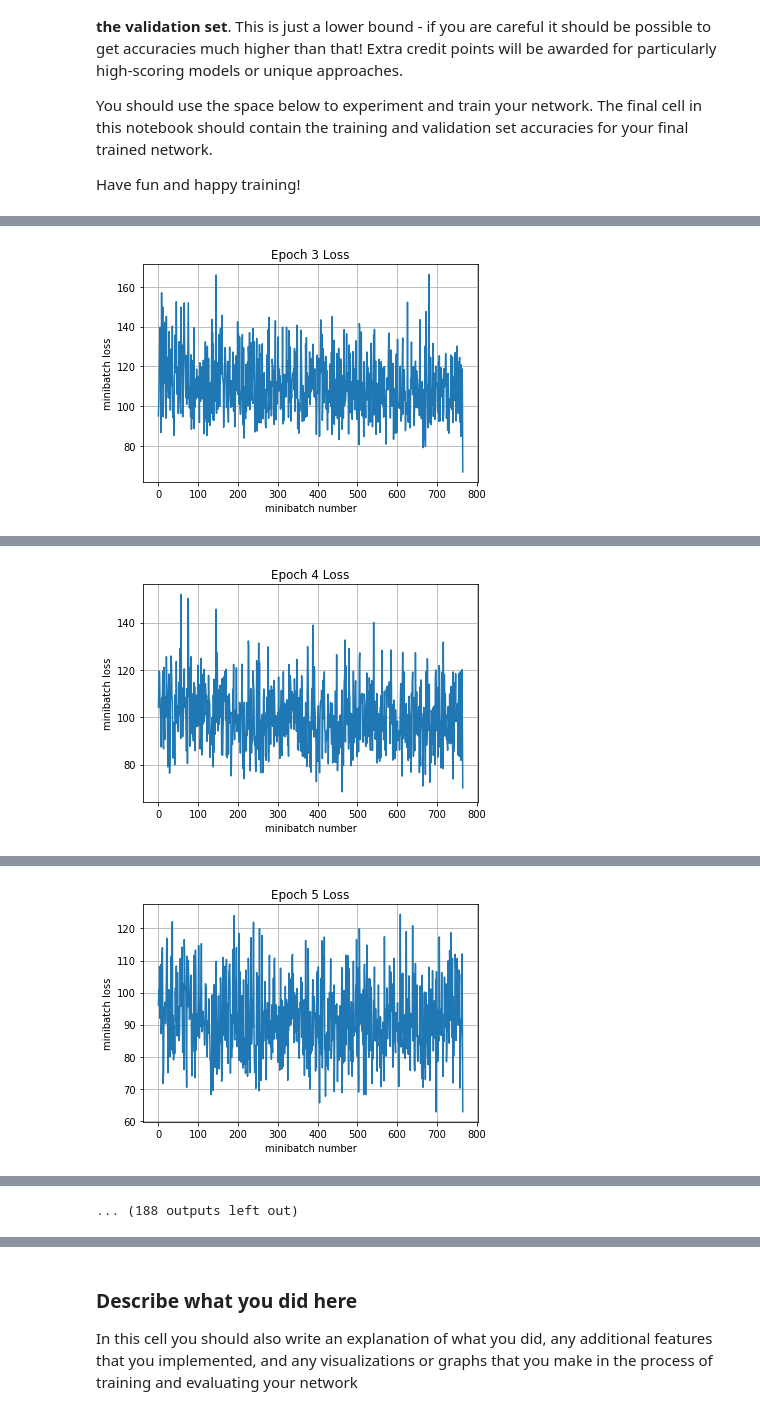
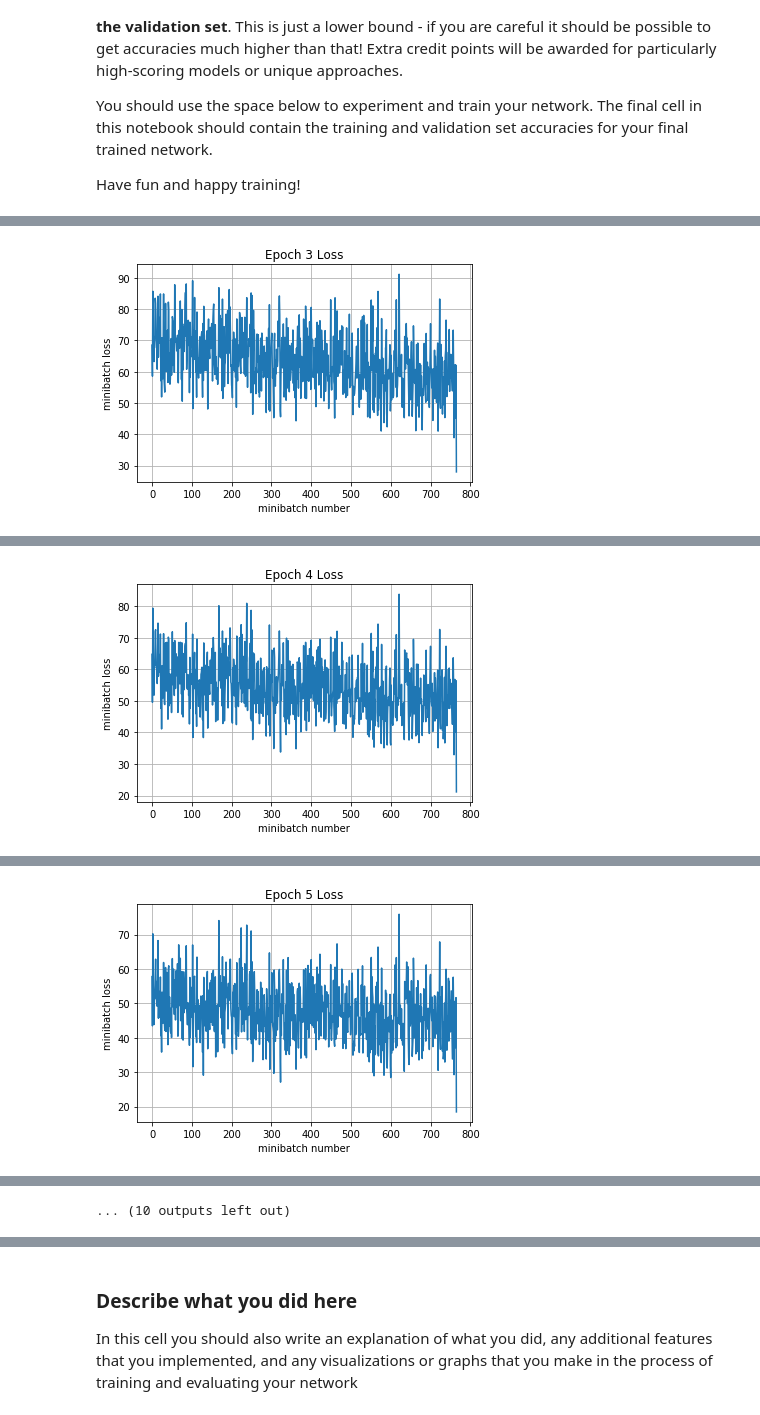
Before and after one commit to DeepDriving/COMP4901J-CS231n, a Jupyter notebook: assignment2/TensorFlow.ipynb, the cells around one changed output, grey strips where cells are left out. Drawn from its saved outputs; the diff is of its cells as text; code cells hidden in the pictures.

```diff
--- a/assignment2/TensorFlow.ipynb
+++ b/assignment2/TensorFlow.ipynb
@@ -458,6 +458,10 @@ You should use the space below to experiment and train your network. The final c
 Have fun and happy training!
 # %%
 # Feel free to play with this cell
+
+# Leaky ReLU
+def lrelu(x, alpha = 0.1, name = None):
+    return tf.nn.relu(x, name = name) - alpha * tf.nn.relu(-x, name = name)
 
 def res_2conv_pool_unit(input_layer, is_training, num_filters,
                         kernel_size, pooling_size, initializer, num_unit, down_sampling = False, dropout_rate = 0.5):
@@ -470,13 +474,13 @@ def res_2conv_pool_unit(input_layer, is_training, num_filters,
                                      activation=None, kernel_initializer=initializer)
         batch1 = tf.layers.batch_normalization(conv1, training=is_training)
         drop1 = tf.layers.dropout(batch1, dropout_rate, [tf.shape(batch1)[0], 1, 1, num_filters], training=is_training)
-        relu1 = tf.nn.relu(drop1)
+        relu1 = lrelu(drop1)
 
         conv2 = tf.layers.conv2d(relu1, num_filters, kernel_size, padding="SAME",
                                     activation=None, kernel_initializer=initializer)
         batch2 = tf.layers.batch_normalization(conv2, training=is_training)
         drop2 = tf.layers.dropout(batch2, dropout_rate, [tf.shape(batch2)[0], 1, 1, num_filters], training=is_training)
-        relu2 = tf.nn.relu(drop2)
+        relu2 = lrelu(drop2)
 
         if not down_sampling:
             result = relu2 + input_layer
@@ -498,6 +502,7 @@ def my_model(X,y,is_training):
     filters = [16, 16, 16, 32, 32, 32, 64, 64, 64]
     use_down_sampling = [False, False, False, True, False, False, True, False, False]
     drop_out_rates = [0.5, 0.5, 0.5, 0.5, 0.5, 0.5, 0.5, 0.5, 0.5]
+    #drop_out_rates=[0,0,0, 0,0,0, 0,0,0]
     result_feature_map_size = 8
 
     first_conv = tf.layers.conv2d(X, filters[0], 3, padding='same', activation=None,
@@ -505,21 +510,22 @@ def my_model(X,y,is_training):
                                   name='First_convolution')
     batchnorm_layer = tf.layers.batch_normalization(first_conv, training=is_training,
                                                    name='First_batchnorm')
-    relu_layer = tf.nn.relu(batchnorm_layer, name='First_relu')
+    relu_layer = lrelu(batchnorm_layer, name='First_relu')
     res_units[0] = relu_layer
 
     for i in range(len(filters)):
         res_units[i+1] = res_2conv_pool_unit(res_units[i], is_training, filters[i],
                                             3, 2, initializer, i+1, down_sampling=use_down_sampling[i], dropout_rate=drop_out_rates[i])
 
+    average = tf.layers.average_pooling2d(res_units[len(res_units)-1], [result_feature_map_size, result_feature_map_size], 8)
+    #print(average)
+
     #affine layer
-    affine1_input_dim = filters[-1]
-    affine1_input_size = result_feature_map_size
     affine1_output_dim = 10
-    W1 = tf.get_variable("W1", [affine1_input_size*affine1_input_size*affine1_input_dim, affine1_output_dim])
+    W1 = tf.get_variable("W1", [filters[-1], affine1_output_dim])
     b1 = tf.get_variable("b1", [affine1_output_dim])
 
-    a1 = tf.reshape(res_units[len(res_units)-1], [-1, affine1_input_size*affine1_input_size*affine1_input_dim])
+    a1 = tf.reshape(average, [-1, filters[-1]])
     a1 = tf.matmul(a1, W1) + b1
 
     #a1 = tf.nn.dropout(a1, 0.5)
@@ -536,6 +542,8 @@ def my_model(X,y,is_training):
 
     return a1
 
+#my_model = complex_model
+
 tf.reset_default_graph()
 
 X = tf.placeholder(tf.float32, [None, 32, 32, 3])
@@ -546,15 +554,18 @@ y_out = my_model(X,y,is_training)
 total_loss = tf.losses.softmax_cross_entropy(tf.one_hot(y, 10), y_out)
 mean_loss = tf.reduce_mean(total_loss)
 #global_step = tf.Variable(0, trainable=False, name='global_step')
-#boundaries = [300, 600]
-#values = [1e-2, 10.0, 1e-4]
-#learning_rate = tf.train.piecewise_constant(global_step, boundaries, values)
-optimizer = tf.train.AdamOptimizer((1e-3))
+step = tf.Variable(0, trainable=False)
+rate = tf.train.exponential_decay(1e-2, step, 1, 0.999)
+#boundaries = [500, 1000]
+#values = [1e-2, 1e-3, 1e-4]
+#rate = tf.train.piecewise_constant(step, boundaries, values)
+optimizer = tf.train.AdamOptimizer(rate)#.minimize(cross_entropy, global_step=step)
+#optimizer = tf.train.AdamOptimizer((1e-1))
 
 # batch normalization in tensorflow requires this extra dependency
 extra_update_ops = tf.get_collection(tf.GraphKeys.UPDATE_OPS)
 with tf.control_dependencies(extra_update_ops):
-    train_step = optimizer.minimize(mean_loss)
+    train_step = optimizer.minimize(mean_loss, global_step=step)
 # %%
 # Feel free to play with this cell
 # This default code creates a session
@@ -565,7 +576,7 @@ sess = tf.Session()
 
 sess.run(tf.global_variables_initializer())
 print('Training')
-run_model(sess,y_out,mean_loss,X_train,y_train,100,64,100,train_step,True)
+run_model(sess,y_out,mean_loss,X_train,y_train,10,64,100,train_step,True)
 print('Validation')
 run_model(sess,y_out,mean_loss,X_val,y_val,1,64)
 # %% [output]
@@ -601 +612 @@ Epoch 3, Overall loss = 1.73 and accuracy of 0.447
-[figure, old version]
+[figure, new version]
@@ -611 +622 @@ Epoch 4, Overall loss = 1.57 and accuracy of 0.481
-[figure, old version]
+[figure, new version]
@@ -621 +632 @@ Epoch 5, Overall loss = 1.43 and accuracy of 0.515
-[figure, old version]
+[figure, new version]
@@ -631,4 +642,4 @@ Epoch 6, Overall loss = 1.34 and accuracy of 0.54
-... (188 outputs left out)
+... (10 outputs left out)
 # %%
 # Test your model here, and make sure
 # the output of this cell is the accuracy
```
Also changed, not shown: parts of 8 cells of this notebook.
